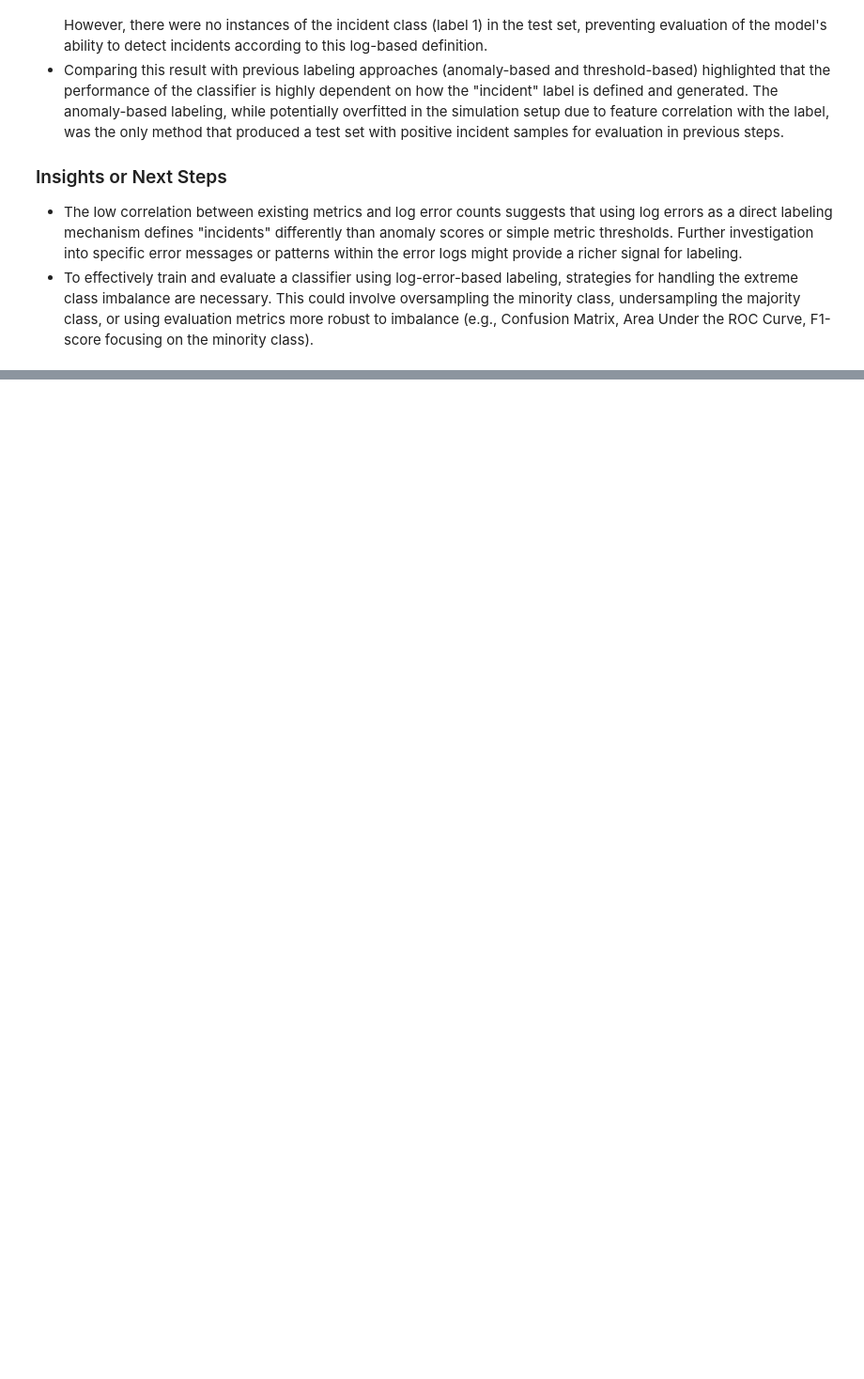
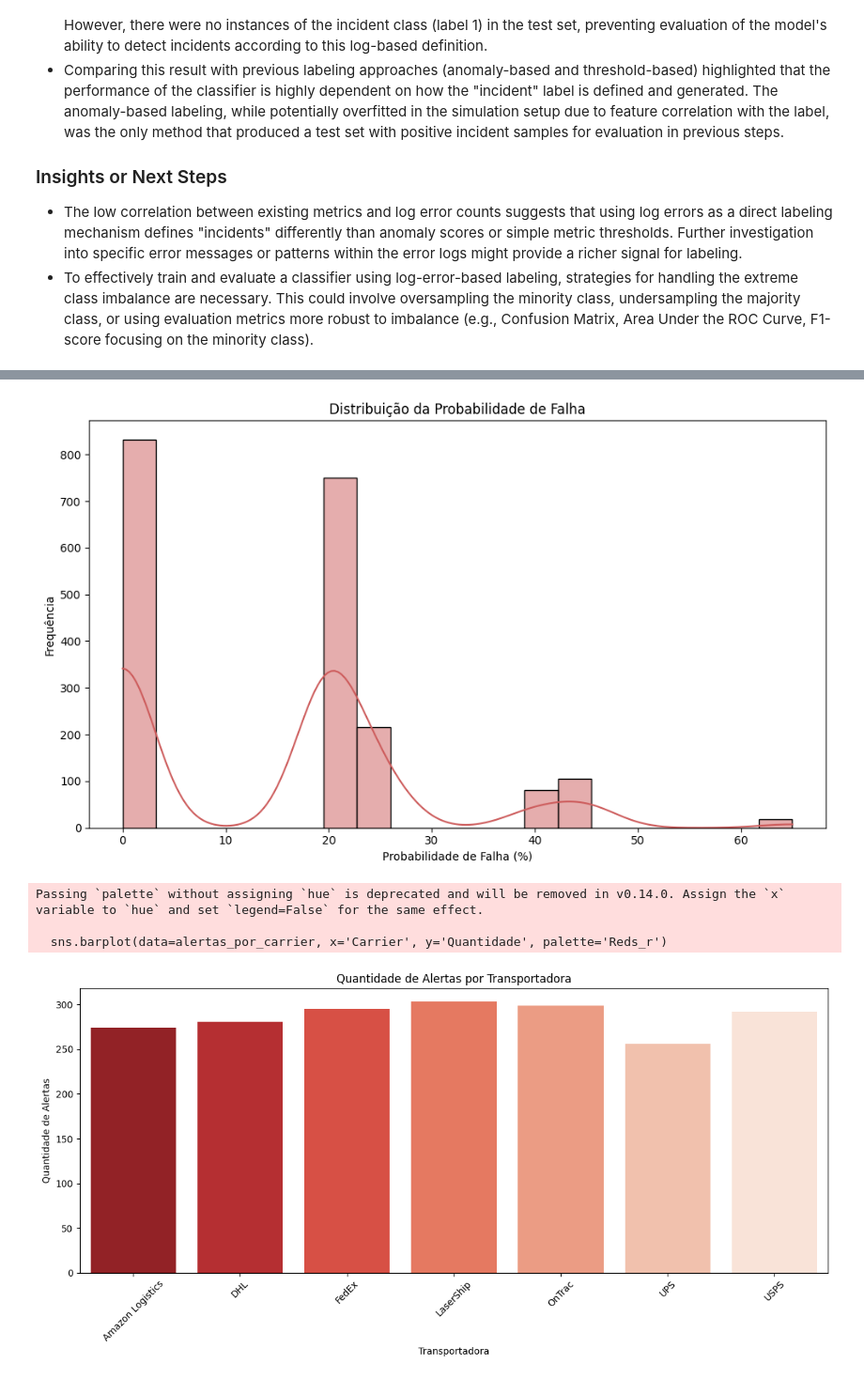
Before and after one commit to ClaytonUrbano/analise-de-dados, a Jupyter notebook: Untitled4.ipynb, the cells around one changed output, grey strips where cells are left out. Shown at 94% size. Saved outputs shown, nothing was run; the diff lists cells and outputs as text; code cells hidden in the pictures; blank space fills up the shorter version.

```diff
--- a/Untitled4.ipynb
+++ b/Untitled4.ipynb
@@ -930,0 +1448,40 @@ Primeiras linhas de X_test_log:
+# %%
+# Instalar bibliotecas (se necessário)
+!pip install seaborn matplotlib pandas
+
+
+import matplotlib.pyplot as plt
+import seaborn as sns
+# Carregar os dados
+df = pd.read_csv("logistics_alertas_preditivos.csv")
+
+# Gráfico 1: Distribuição da Probabilidade de Falha
+plt.figure(figsize=(10, 6))
+sns.histplot(data=df, x='Probabilidade_Falha', bins=20, kde=True, color='indianred')
+plt.title('Distribuição da Probabilidade de Falha')
+plt.xlabel('Probabilidade de Falha (%)')
+plt.ylabel('Frequência')
+plt.tight_layout()
+plt.show()
+
+# Gráfico 2: Quantidade de Alertas por Transportadora
+alertas_por_carrier = df.groupby('Carrier').size().reset_index(name='Quantidade')
+plt.figure(figsize=(12, 6))
+sns.barplot(data=alertas_por_carrier, x='Carrier', y='Quantidade', palette='Reds_r')
+plt.title('Quantidade de Alertas por Transportadora')
+plt.xlabel('Transportadora')
+plt.ylabel('Quantidade de Alertas')
+plt.xticks(rotation=45)
+plt.tight_layout()
+plt.show()
+
+# Gráfico 3: Dispersão entre Custo e Peso com Probabilidade de Falha
+plt.figure(figsize=(10, 6))
+scatter = plt.scatter(df['Cost'], df['Weight_kg'], c=df['Probabilidade_Falha'], cmap='Reds', alpha=0.7)
+plt.colorbar(scatter, label='Probabilidade de Falha (%)')
+plt.title('Custo vs Peso com Probabilidade de Falha')
+plt.xlabel('Custo')
+plt.ylabel('Peso (kg)')
+plt.tight_layout()
+plt.show()
+# %% [output]
@@ -930,0 +1503,5 @@ Primeiras linhas de X_test_log:
+[figure, added]
+Passing `palette` without assigning `hue` is deprecated and will be removed in v0.14.0. Assign the `x` variable to `hue` and set `legend=False` for the same effect.
+
+  sns.barplot(data=alertas_por_carrier, x='Carrier', y='Quantidade', palette='Reds_r')
+[figure, added]
```
Also changed, not shown: parts of 26 cells of this notebook.
